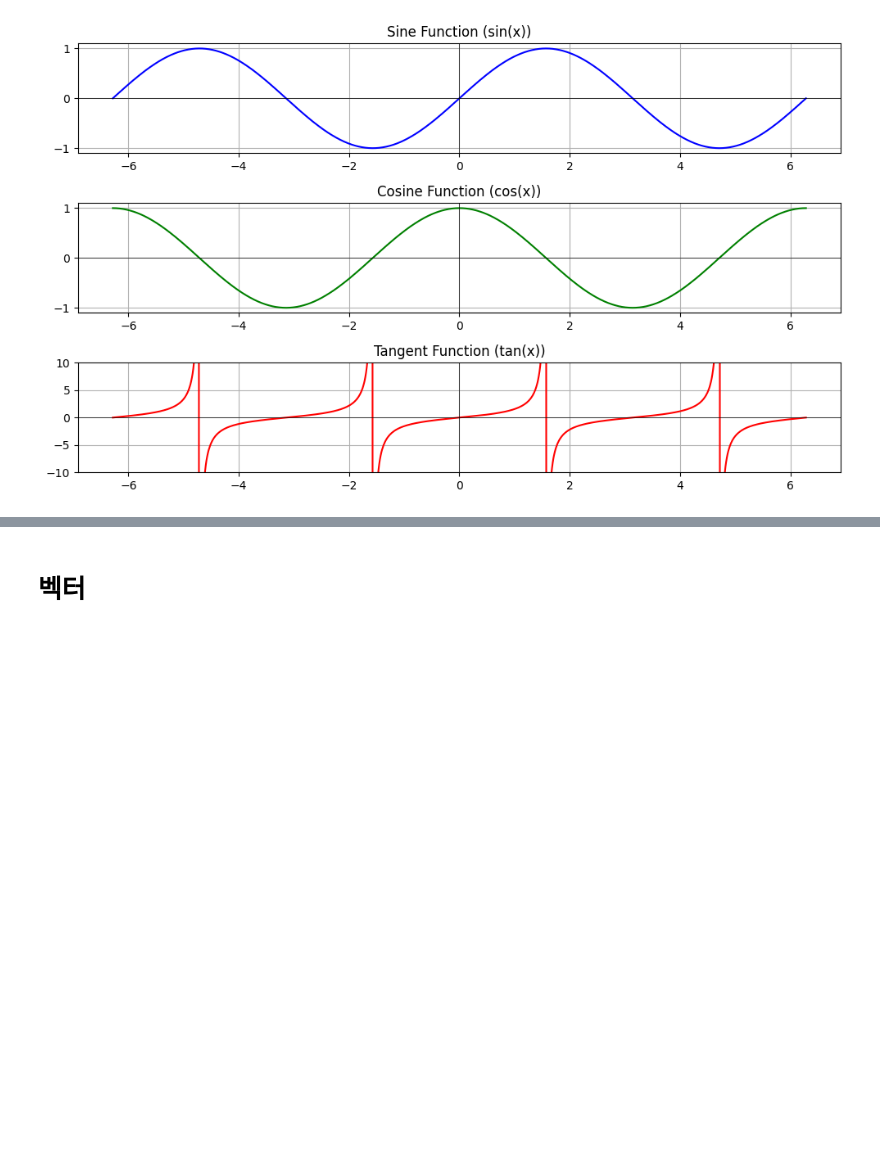
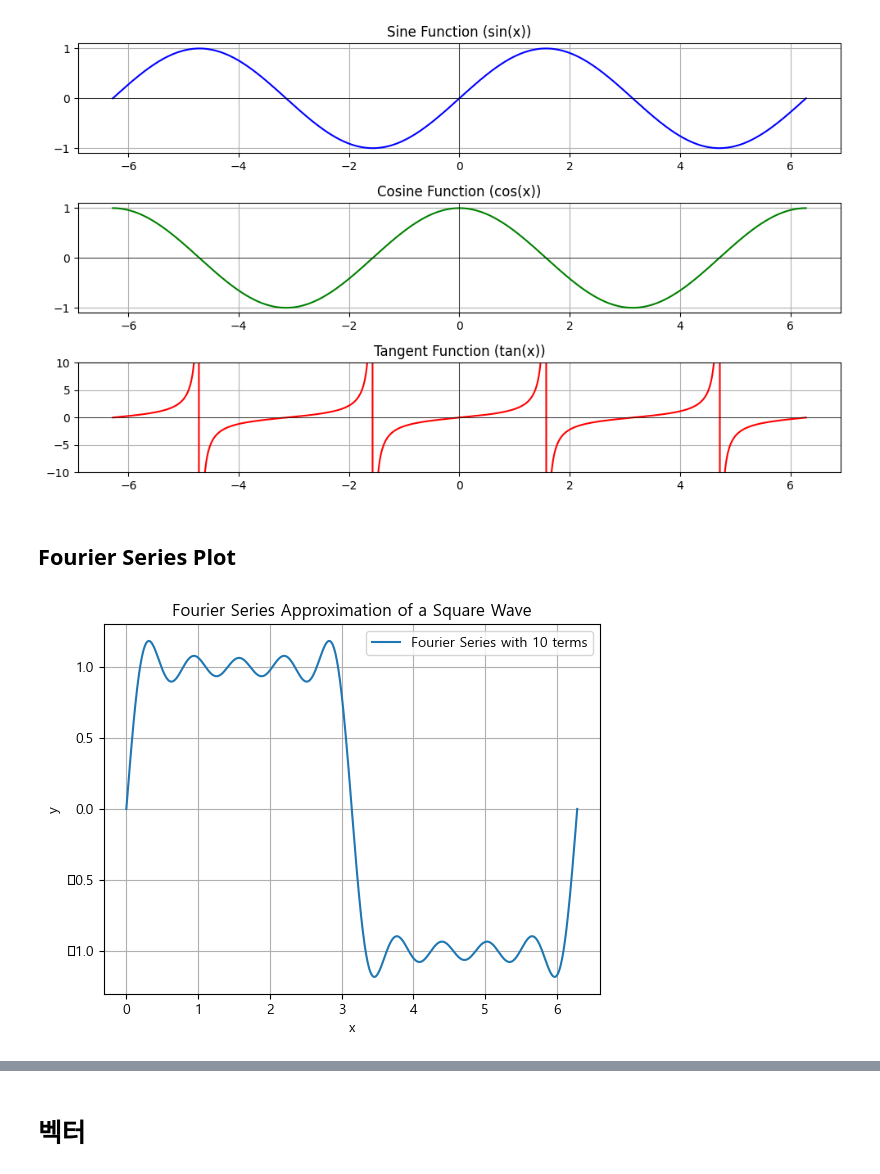
Before and after one commit to freejyb/Deep-learning, a Jupyter notebook: 딥러닝(수학1).ipynb, the cells around one changed output, grey strips where cells are left out. Cells and saved outputs as stored; diff of their text form; code cells hidden in the pictures; blank space fills up the shorter version.

```diff
--- a/딥러닝(수학1).ipynb
+++ b/딥러닝(수학1).ipynb
@@ -328,3 +463,5 @@ plt.tight_layout()
 plt.show()
 # %% [output]
 [figure]
+# %% [markdown]
+## Fourier Series Plot
@@ -330,0 +497,32 @@ plt.show()
+# %%
+import numpy as np
+import matplotlib.pyplot as plt
+
+# 사인파의 푸리에 급수를 계산하는 함수 정의
+def fourier_series(x, terms):
+    result = np.zeros_like(x)
+    for n in range(1, terms + 1):
+        # 홀수 차수만 고려하여 급수 전개 (사각파 예시)
+        if n % 2 != 0:
+            result += (4 / (np.pi * n)) * np.sin(n * x)
+    return result
+
+# x 범위 설정
+x = np.linspace(0, 2 * np.pi, 1000)
+
+# 푸리에 급수의 항의 수 설정
+terms = 10
+
+# 푸리에 급수 계산
+y = fourier_series(x, terms)
+
+# 그래프 그리기
+plt.plot(x, y, label=f'Fourier Series with {terms} terms')
+plt.title('Fourier Series Approximation of a Square Wave')
+plt.xlabel('x')
+plt.ylabel('y')
+plt.grid()
+plt.legend()
+plt.show()
+# %% [output]
+[figure, added]
```
Also changed, not shown: parts of 10 cells of this notebook.
